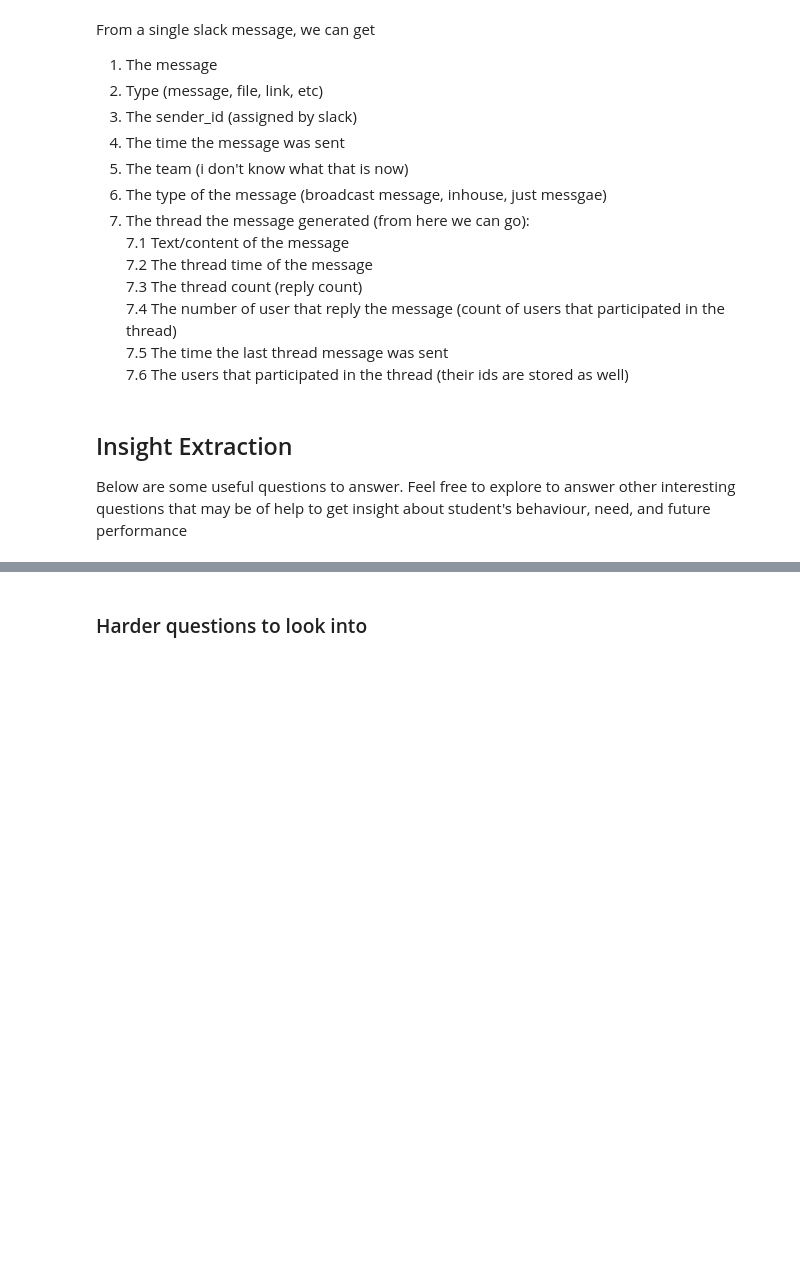
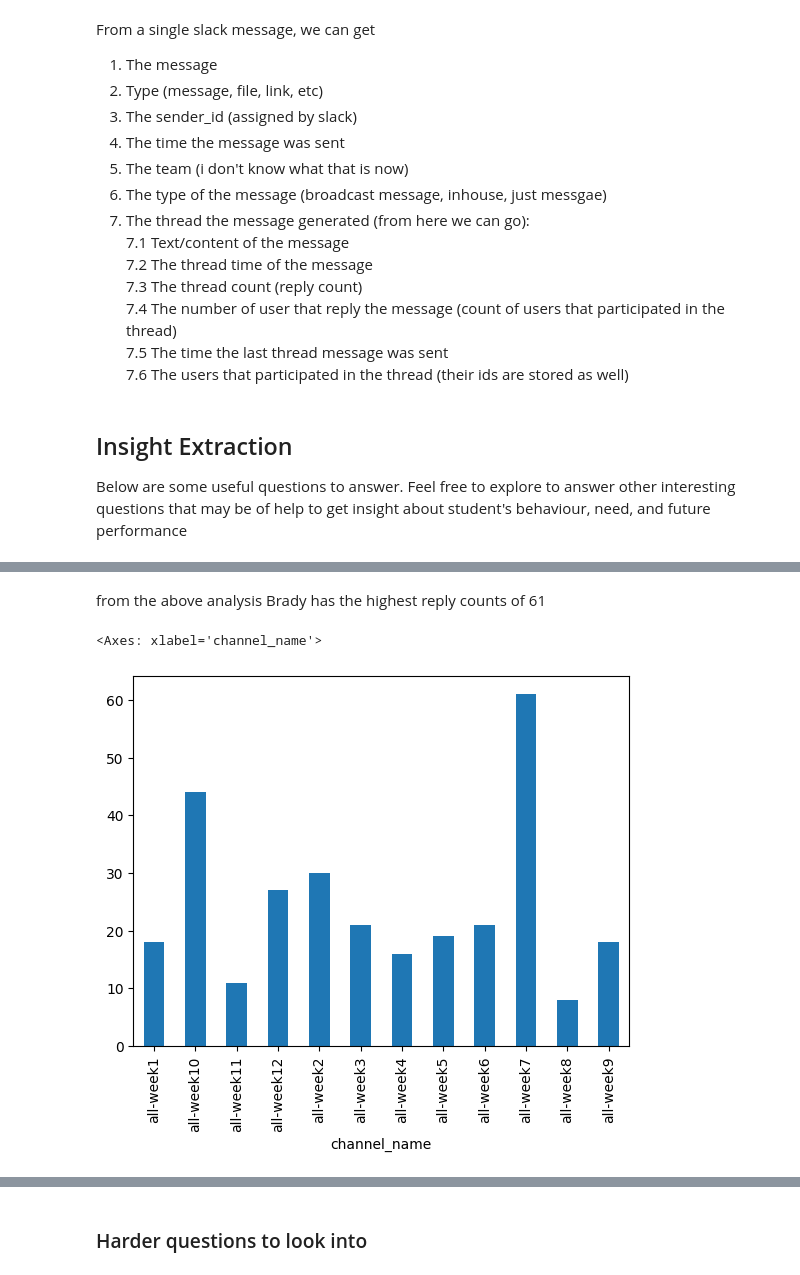
Before and after one commit to Diriba1/Slack_Data_Analysis, a Jupyter notebook: notebooks/parse_slack_data.ipynb, the cells around one changed output, grey strips where cells are left out. Drawn from its saved outputs; the diff is of its cells as text; code cells hidden in the pictures; blank space fills up the shorter version.

```diff
--- a/notebooks/parse_slack_data.ipynb
+++ b/notebooks/parse_slack_data.ipynb
@@ -88,0 +159,8 @@ df.head()
+# %% [markdown]
+from the above analysis Brady has the highest reply counts of 61
+# %%
+# Visualize reply counts per week
+df.groupby(['channel_name'])['reply_count'].max().plot(kind='bar')
+# %% [output]
+<Axes: xlabel='channel_name'>
+[figure, added]
```
Also changed, not shown: parts of 18 cells of this notebook.
